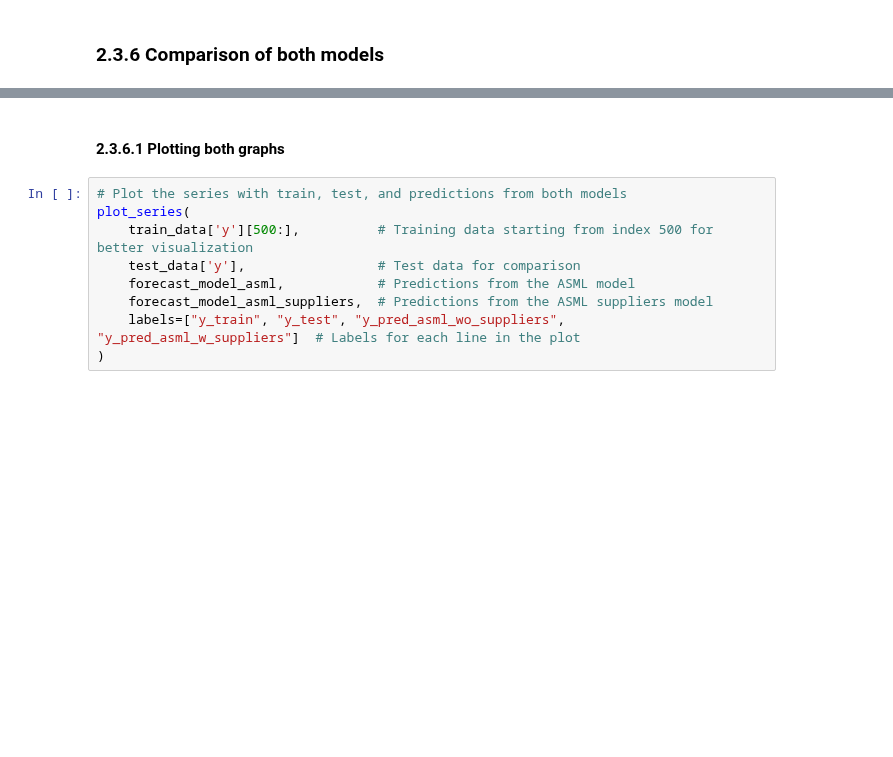
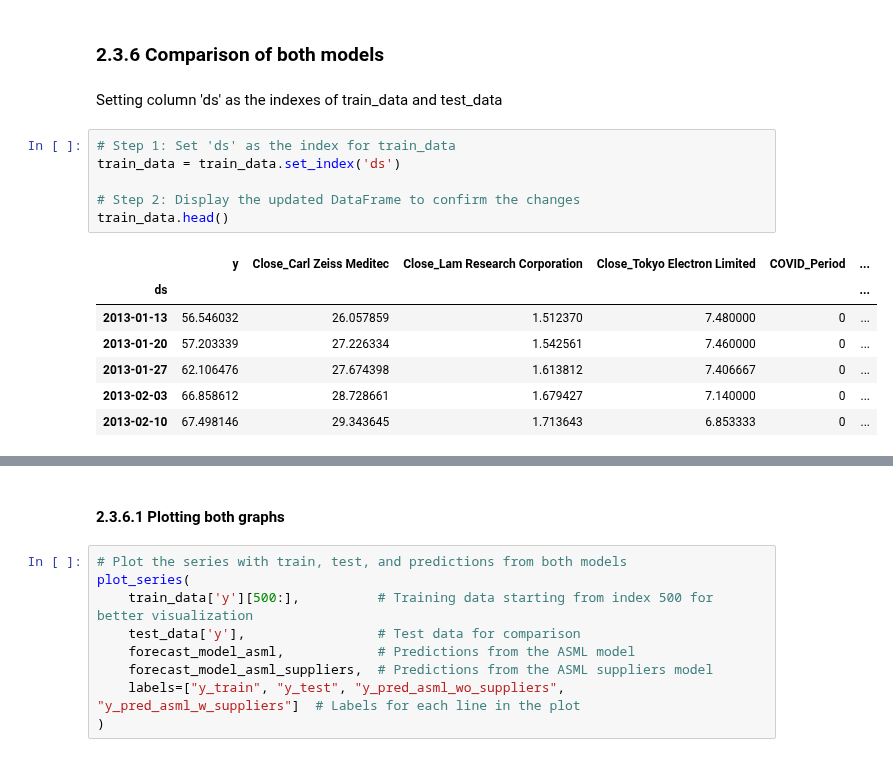
Before and after one commit to mbarriola96/stock_prices_forecasting, a Jupyter notebook: 06_model_comparison.ipynb, the cells around one changed output, grey strips where cells are left out. Saved outputs shown, nothing was run; the diff lists cells and outputs as text; blank space fills up the shorter version.

```diff
--- a/06_model_comparison.ipynb
+++ b/06_model_comparison.ipynb
@@ -155,2 +195,18 @@ forecast_model_asml_suppliers = forecast_model_asml_suppliers[['ds', 'yhat']].se
 # %% [markdown]
 ### 2.3.6 Comparison of both models
+# %% [markdown]
+Setting column 'ds' as the indexes of train_data and test_data
+# %%
+# Step 1: Set 'ds' as the index for train_data
+train_data = train_data.set_index('ds')
+
+# Step 2: Display the updated DataFrame to confirm the changes
+train_data.head()
+# %% [output]
+|  | y | Close_Carl Zeiss Meditec | Close_Lam Research Corporation | Close_Tokyo Electron Limited | COVID_Period | ... |
+| ds |  |  |  |  |  | ... |
+| 2013-01-13 | 56.546032 | 26.057859 | 1.512370 | 7.480000 | 0 | ... |
+| 2013-01-20 | 57.203339 | 27.226334 | 1.542561 | 7.460000 | 0 | ... |
+| 2013-01-27 | 62.106476 | 27.674398 | 1.613812 | 7.406667 | 0 | ... |
+| 2013-02-03 | 66.858612 | 28.728661 | 1.679427 | 7.140000 | 0 | ... |
+| 2013-02-10 | 67.498146 | 29.343645 | 1.713643 | 6.853333 | 0 | ... |
```
Also changed, not shown: parts of 8 cells of this notebook, 17 other files.
